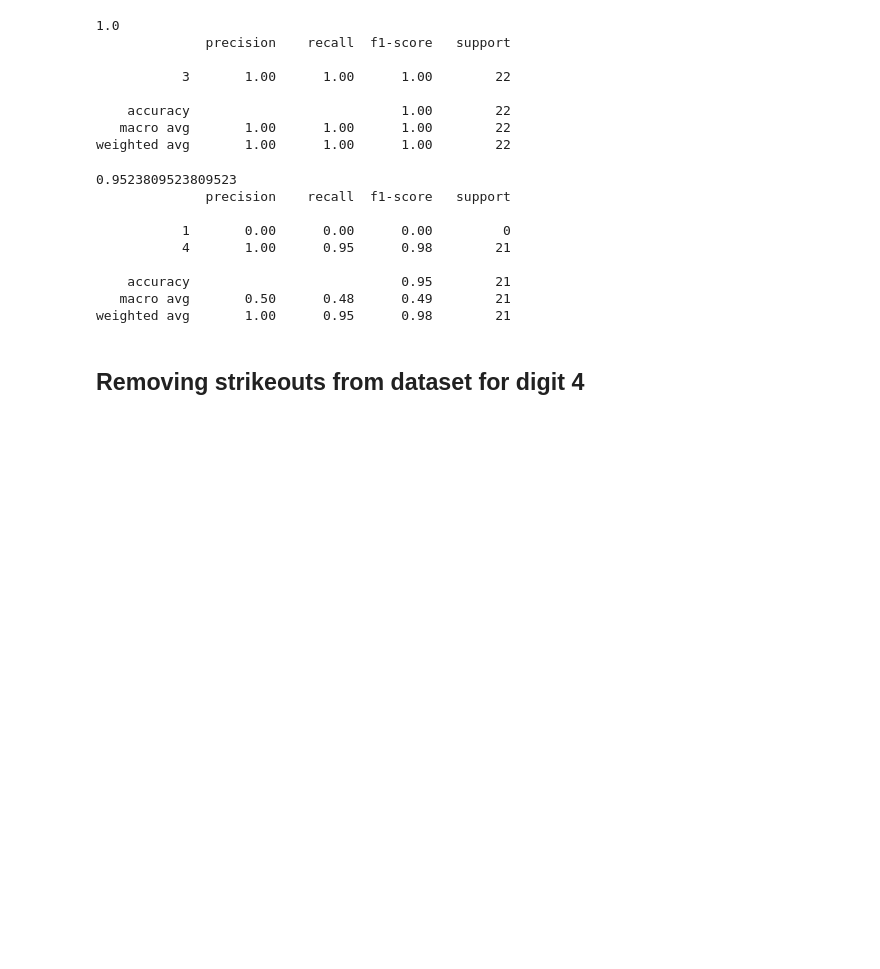
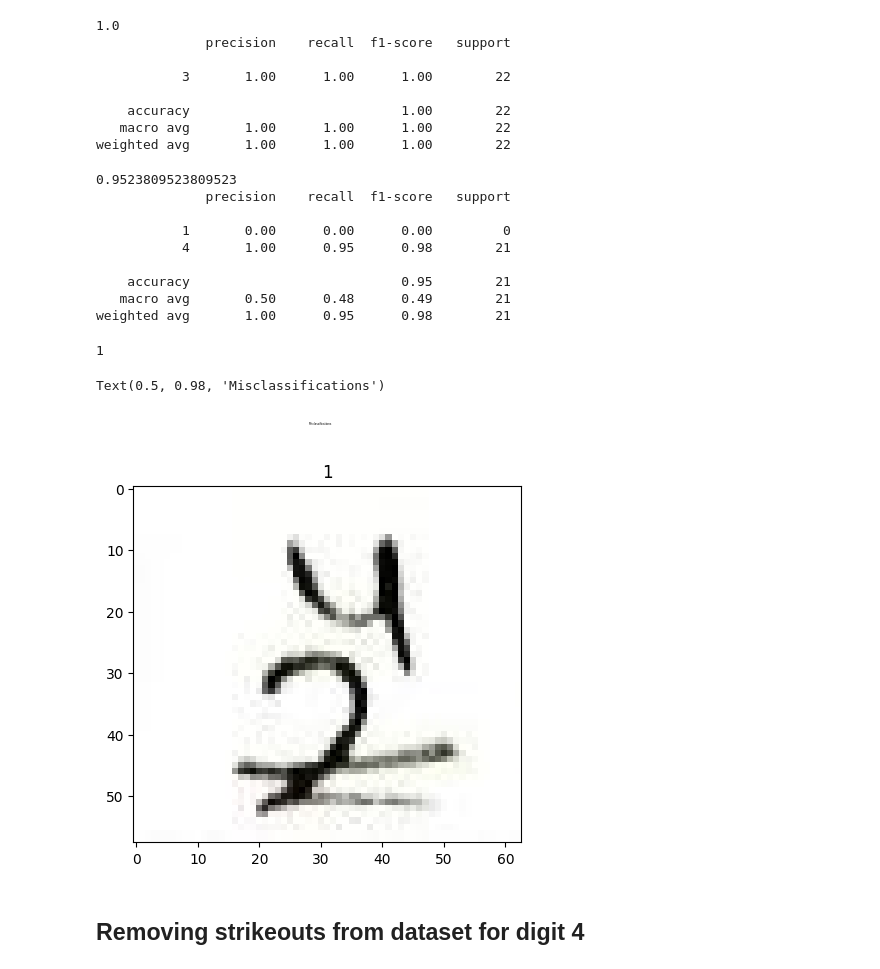
Before and after one commit to Sunbird-Saral/react-native-saral-sdk, a Jupyter notebook: ml_models/handwritten_digits/notebooks/experiment_2/production_dataset_comparison_model_experiment-Checkpoint_15.ipynb, the cells around one changed output. Cells and saved outputs as stored; diff of their text form; code cells hidden in the pictures; blank space fills up the shorter version.

```diff
--- a/ml_models/handwritten_digits/notebooks/experiment_2/production_dataset_comparison_model_experiment-Checkpoint_15.ipynb
+++ b/ml_models/handwritten_digits/notebooks/experiment_2/production_dataset_comparison_model_experiment-Checkpoint_15.ipynb
@@ -569,6 +569,26 @@ print(metrics.classification_report(gt, prediction))
     accuracy                           0.95        21
    macro avg       0.50      0.48      0.49        21
 weighted avg       1.00      0.95      0.98        21
+# %%
+len(wrong_results)
+# %% [output]
+1
+# %%
+import operator
+fig, axis = plt.subplots(nrows= 1, ncols=1, figsize=(5,5))
+if type(axis)!=np.ndarray:
+    axis = np.array([[axis]])
+axis = axis.flatten()
+count=0
+for img_name, prediction in sorted(wrong_results.items()):
+    pic =plt.imread(img_name)
+    axis[count].imshow(pic)
+    axis[count].set(title=prediction)
+    count+=1
+fig.suptitle('Misclassifications', fontsize=2)
+# %% [output]
+Text(0.5, 0.98, 'Misclassifications')
+[figure, added]
 # %% [markdown]
 ## Removing strikeouts from dataset for digit 4
 # %%
```
Also changed, not shown: parts of 9 cells of this notebook, 1 other file.
